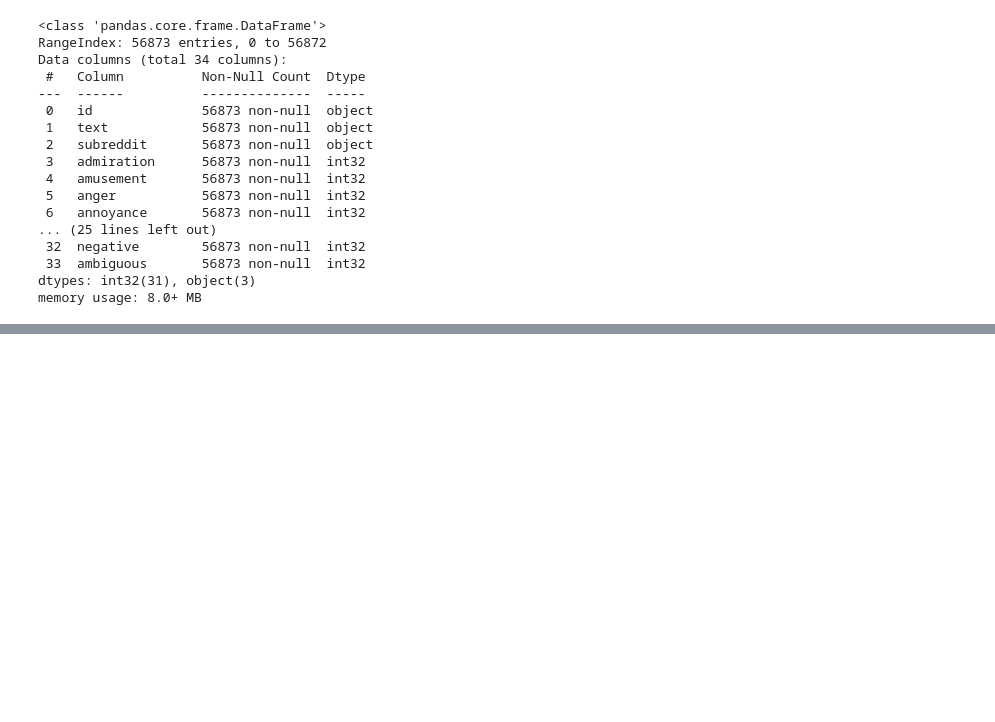
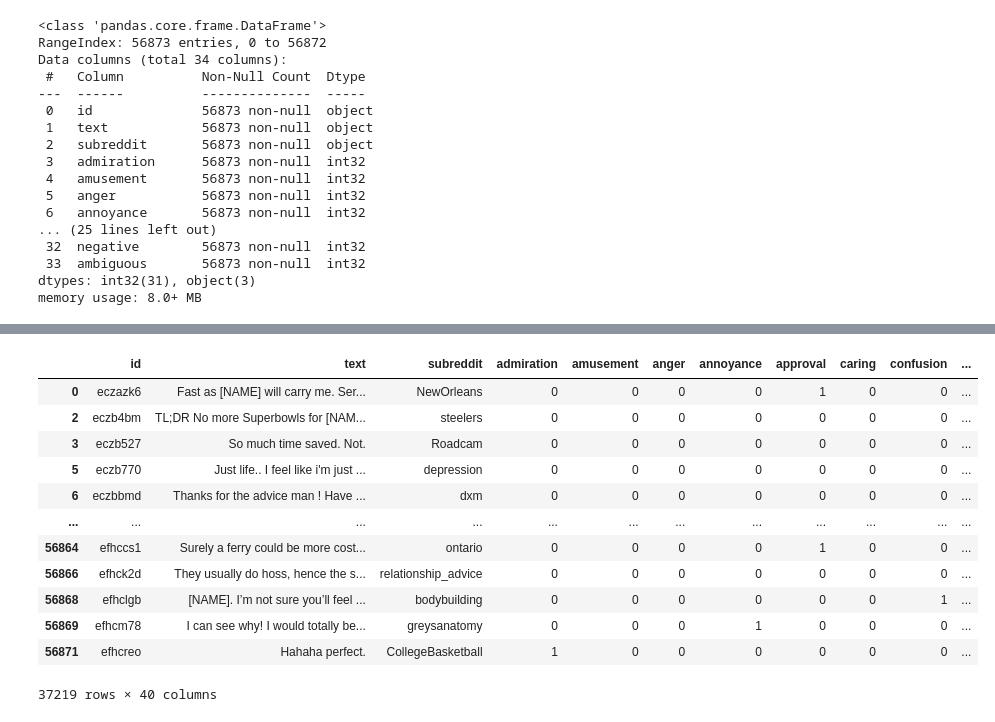
Before and after one commit to ntran119/GoEmotions_Brainstation_Cap, a Jupyter notebook: GoEmo_Wrangling.ipynb, the cells around one changed output, grey strips where cells are left out. Saved outputs shown, nothing was run; the diff lists cells and outputs as text; code cells hidden in the pictures; blank space fills up the shorter version.

```diff
--- a/GoEmo_Wrangling.ipynb
+++ b/GoEmo_Wrangling.ipynb
@@ -673,0 +970,16 @@ Made a new dataset of just id, text, subreddit, and emotions
+# %%
+Goemo_model_df[Goemo_model_df['neutral'] == 0]
+# %% [output]
+|  | id | text | subreddit | admiration | amusement | anger | annoyance | approval | caring | confusion | ... |
+| 0 | eczazk6 | Fast as [NAME] will carry me. Ser... | NewOrleans | 0 | 0 | 0 | 0 | 1 | 0 | 0 | ... |
+| 2 | eczb4bm | TL;DR No more Superbowls for [NAM... | steelers | 0 | 0 | 0 | 0 | 0 | 0 | 0 | ... |
+| 3 | eczb527 | So much time saved. Not. | Roadcam | 0 | 0 | 0 | 0 | 0 | 0 | 0 | ... |
+| 5 | eczb770 | Just life.. I feel like i'm just ... | depression | 0 | 0 | 0 | 0 | 0 | 0 | 0 | ... |
+| 6 | eczbbmd | Thanks for the advice man ! Have ... | dxm | 0 | 0 | 0 | 0 | 0 | 0 | 0 | ... |
+| ... | ... | ... | ... | ... | ... | ... | ... | ... | ... | ... | ... |
+| 56864 | efhccs1 | Surely a ferry could be more cost... | ontario | 0 | 0 | 0 | 0 | 1 | 0 | 0 | ... |
+| 56866 | efhck2d | They usually do hoss, hence the s... | relationship_advice | 0 | 0 | 0 | 0 | 0 | 0 | 0 | ... |
+| 56868 | efhclgb | [NAME]. I’m not sure you’ll feel ... | bodybuilding | 0 | 0 | 0 | 0 | 0 | 0 | 1 | ... |
+| 56869 | efhcm78 | I can see why! I would totally be... | greysanatomy | 0 | 0 | 0 | 1 | 0 | 0 | 0 | ... |
+| 56871 | efhcreo | Hahaha perfect. | CollegeBasketball | 1 | 0 | 0 | 0 | 0 | 0 | 0 | ... |
+37219 rows × 40 columns
```
Also changed, not shown: parts of 44 cells of this notebook, 3 other files.
